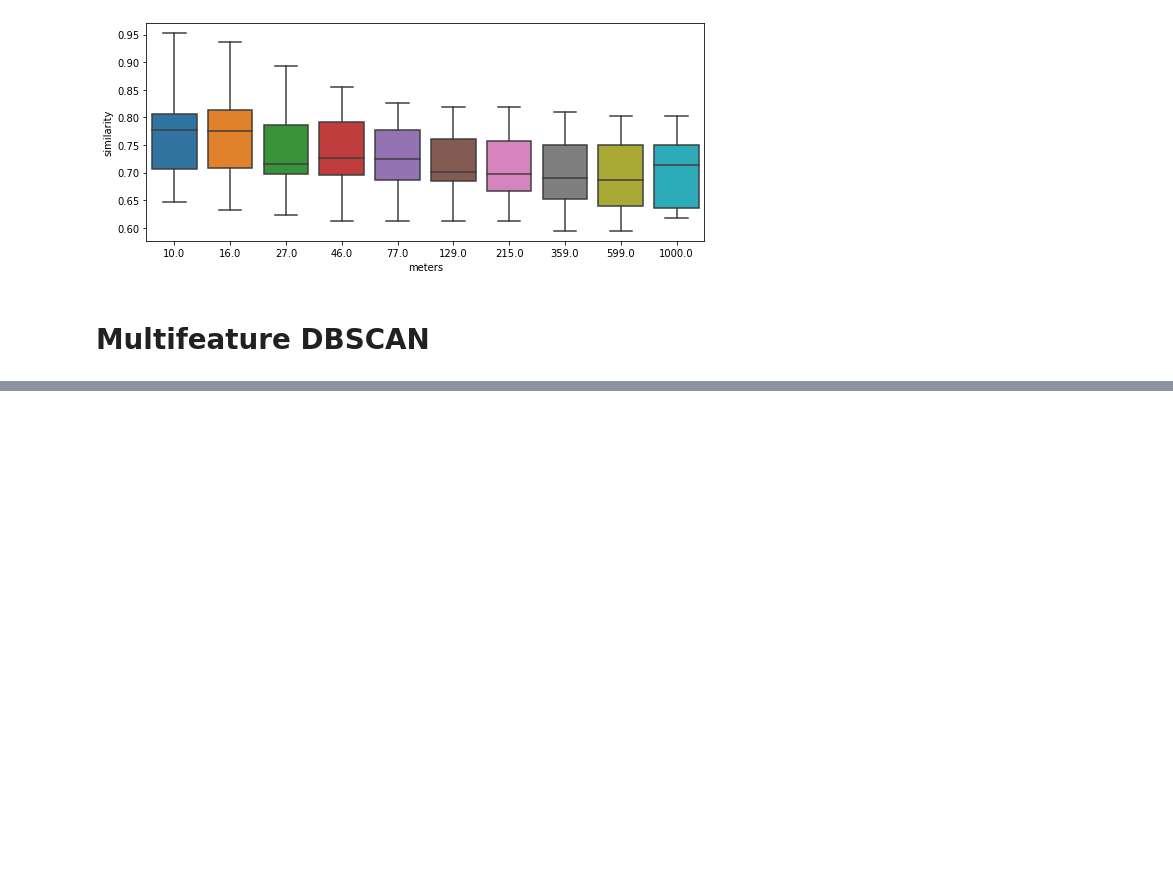
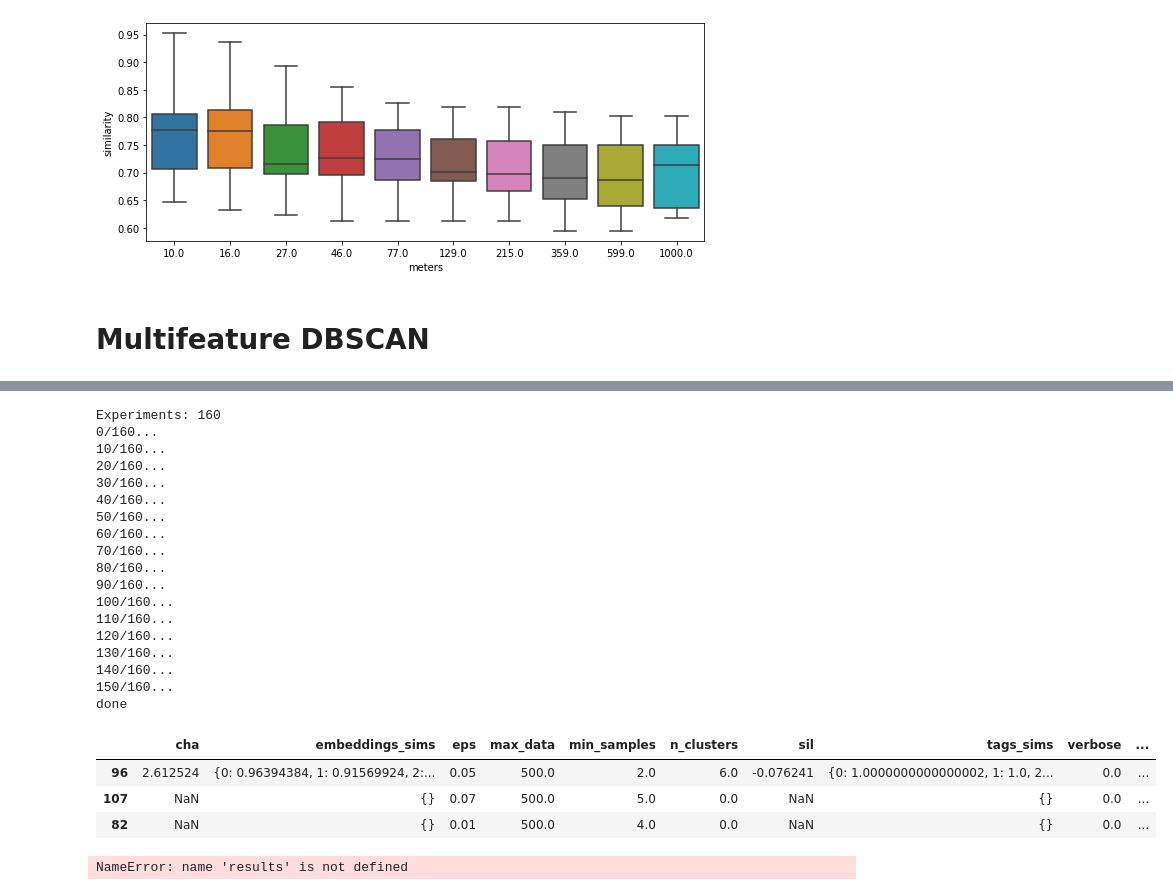
Before and after one commit to sylvainma/Explorify, a Jupyter notebook: explorify/clustering.ipynb, the cells around one changed output, grey strips where cells are left out. Saved outputs shown, nothing was run; the diff lists cells and outputs as text; code cells hidden in the pictures; blank space fills up the shorter version.

```diff
--- a/explorify/clustering.ipynb
+++ b/explorify/clustering.ipynb
@@ -229,0 +256,57 @@ df.head()
+# %%
+from itertools import product
+
+grid_params = [
+    {"dataset": dataset, "model": cnn_model, "weights": (1.0, 0.0, 0.0), "max_data": max_data, "verbose": False},
+    {"dataset": dataset, "model": cnn_model, "weights": (0.33, 0.33, 1-2*0.33), "max_data": max_data, "verbose": False}
+]
+
+results = pd.DataFrame()
+search_space = list(product(grid_params, np.arange(0.01, 0.20, 0.02), np.arange(2, 10, 1)))
+print(f"Experiments: {len(search_space)}")
+for i, candidate in enumerate(search_space):
+    if i % 10 == 0: print(f"{i}/{len(search_space)}...")
+    params, eps, min_samples = candidate
+    params.update({"eps": eps, "min_samples": min_samples})
+    model = MultiFeatureDBSCAN(**params)
+    model.fit()
+    metrics = model.results()
+    metrics.update(params)
+    results = results.append(metrics, ignore_index=True)
+
+print("done")
+results = results.drop(["dataset", "model"], axis=1)
+results.sample(n=min(3, results.shape[0]))
+# %% [output]
+Experiments: 160
+0/160...
+10/160...
+20/160...
+30/160...
+40/160...
+50/160...
+60/160...
+70/160...
+80/160...
+90/160...
+100/160...
+110/160...
+120/160...
+130/160...
+140/160...
+150/160...
+done
+|  | cha | embeddings_sims | eps | max_data | min_samples | n_clusters | sil | tags_sims | verbose | ... |
+| 96 | 2.612524 | {0: 0.96394384, 1: 0.91569924, 2:... | 0.05 | 500.0 | 2.0 | 6.0 | -0.076241 | {0: 1.0000000000000002, 1: 1.0, 2... | 0.0 | ... |
+| 107 | NaN | {} | 0.07 | 500.0 | 5.0 | 0.0 | NaN | {} | 0.0 | ... |
+| 82 | NaN | {} | 0.01 | 500.0 | 4.0 | 0.0 | NaN | {} | 0.0 | ... |
+# %%
+results["embeddings_sims_mean"] = results["embeddings_sims"].apply(lambda sims: np.mean([v for _,v in sims.items()]))
+results["tags_sims_mean"] = results["tags_sims"].apply(lambda sims: np.mean([v for _,v in sims.items()]))
+
+best = results\
+    .sort_values(by=["n_clusters", "sil", "embeddings_sims_mean", "tags_sims_mean"], ascending=False)\
+    .groupby("weights").head(1)
+best[["weights", "eps", "min_samples", "embeddings_sims_mean", "tags_sims_mean", "sil", "n_clusters"]]
+# %% [output]
+NameError: name 'results' is not defined
```
Also changed, not shown: parts of 7 cells of this notebook, 7 other files.
